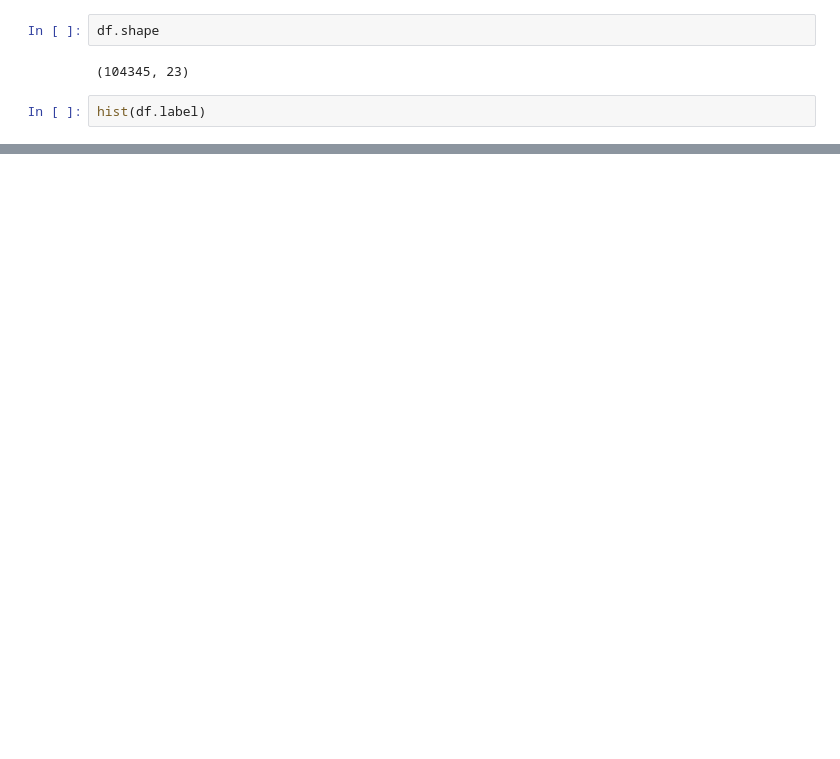
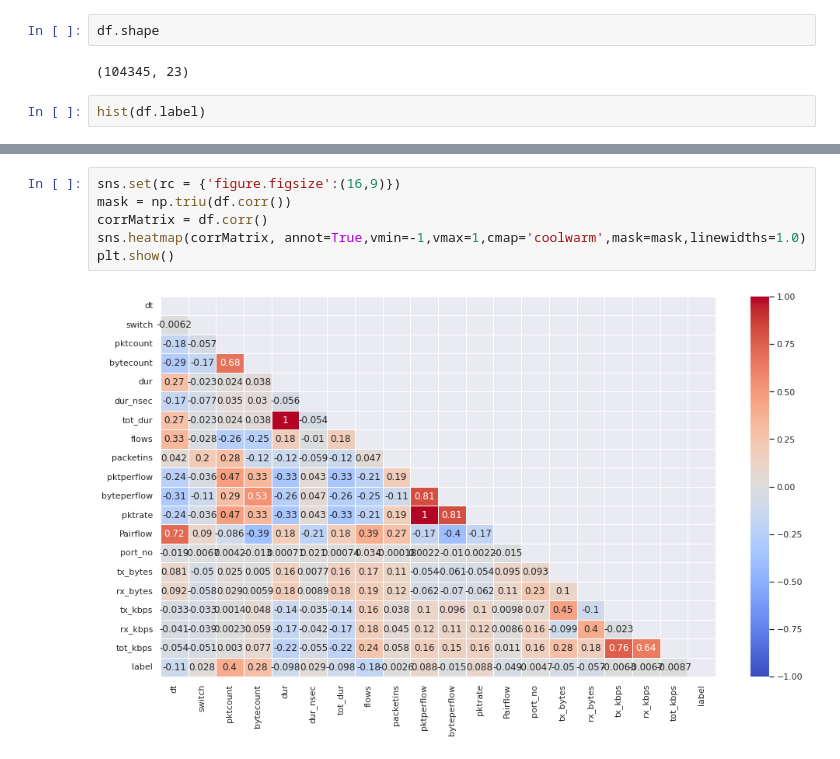
Before and after one commit to ajsalmeida/Data-Science-Projects, a Jupyter notebook: SND_Attack_detect/ddos_attack_classifier.ipynb, the cells around one changed output, grey strips where cells are left out. Drawn from its saved outputs; the diff is of its cells as text; blank space fills up the shorter version.

```diff
--- a/SND_Attack_detect/ddos_attack_classifier.ipynb
+++ b/SND_Attack_detect/ddos_attack_classifier.ipynb
@@ -134,0 +196,8 @@ ax = sns.countplot(x="label", data=df)
+# %%
+sns.set(rc = {'figure.figsize':(16,9)})
+mask = np.triu(df.corr())
+corrMatrix = df.corr()
+sns.heatmap(corrMatrix, annot=True,vmin=-1,vmax=1,cmap='coolwarm',mask=mask,linewidths=1.0)
+plt.show()
+# %% [output]
+[figure, added]
```
Also changed, not shown: parts of 28 cells of this notebook.
